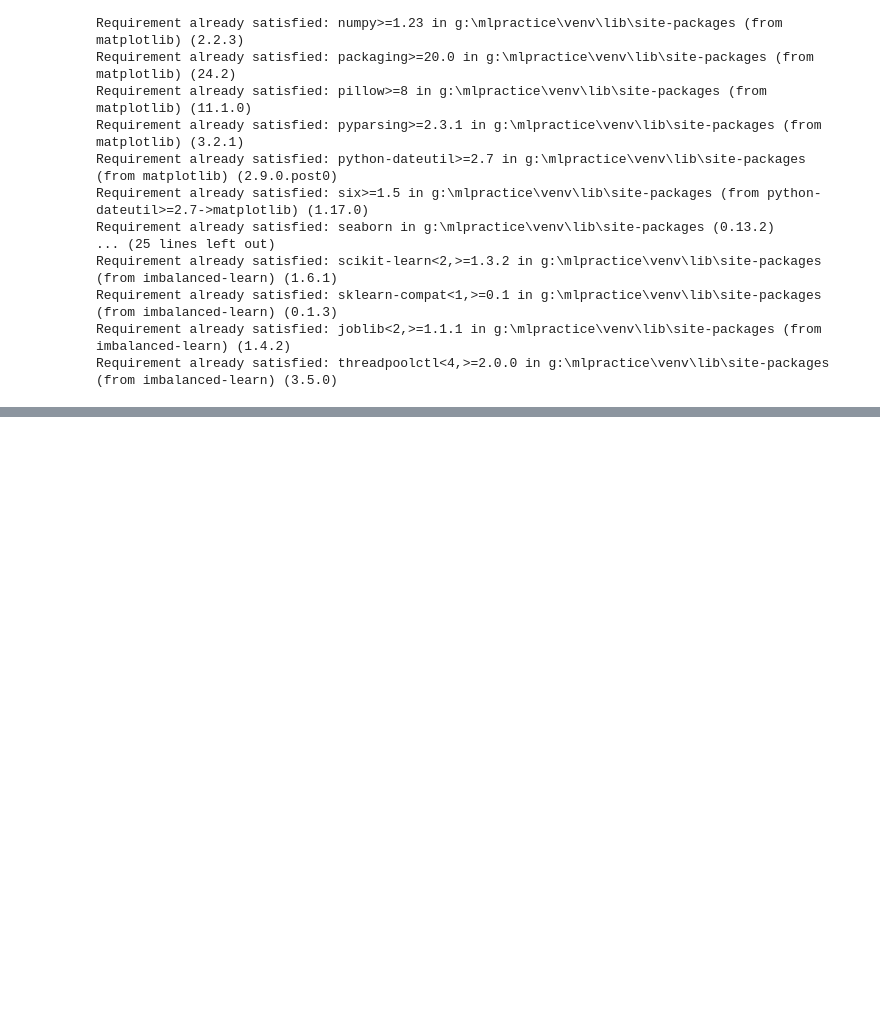
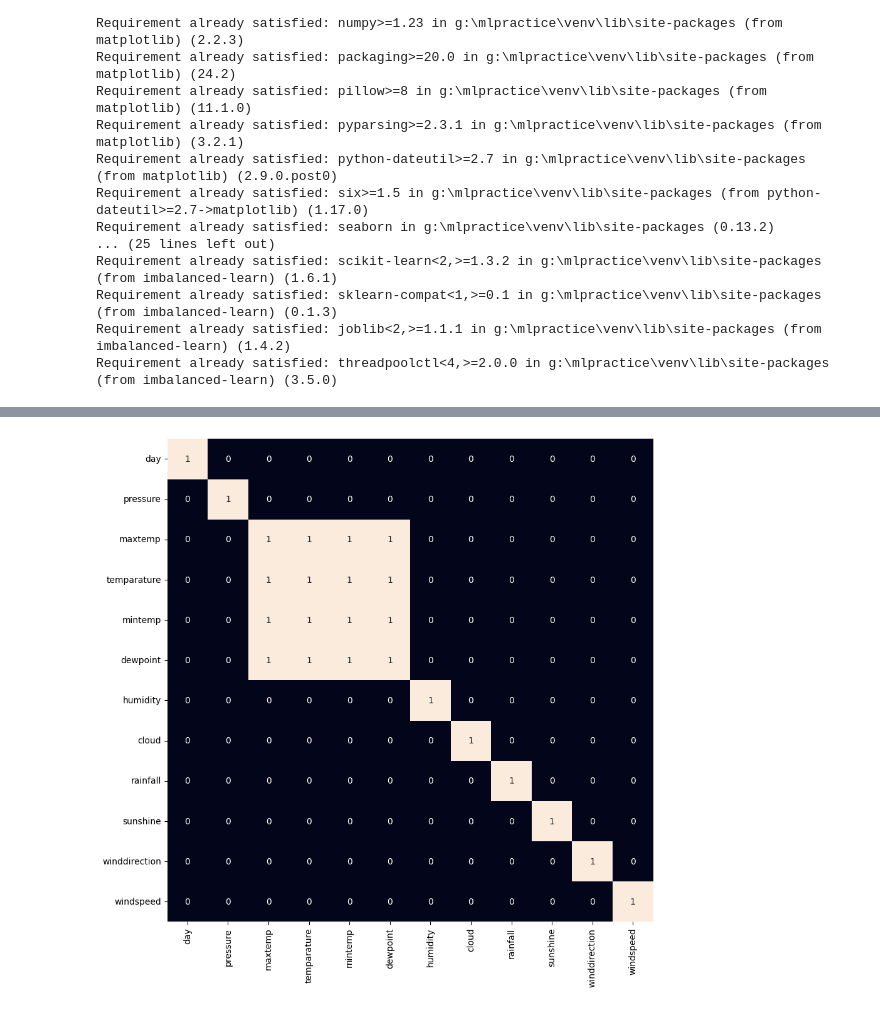
Before and after one commit to suman60/ML-Projects, a Jupyter notebook: RainfallPrediction.ipynb, the cells around one changed output, grey strips where cells are left out. Saved outputs shown, nothing was run; the diff lists cells and outputs as text; code cells hidden in the pictures; blank space fills up the shorter version.

```diff
--- a/RainfallPrediction.ipynb
+++ b/RainfallPrediction.ipynb
@@ -24,0 +178,10 @@ Requirement already satisfied: threadpoolctl<4,>=2.0.0 in g:\mlpractice\venv\lib
+# %%
+df.replace({'yes':1, 'no':0}, inplace=True)
+# %%
+plt.figure(figsize=(10,10))
+sb.heatmap(df.corr() > 0.8,
+           annot=True,
+           cbar=False)
+plt.show()
+# %% [output]
+[figure, added]
```
Also changed, not shown: parts of 21 cells of this notebook, 1 other file.
